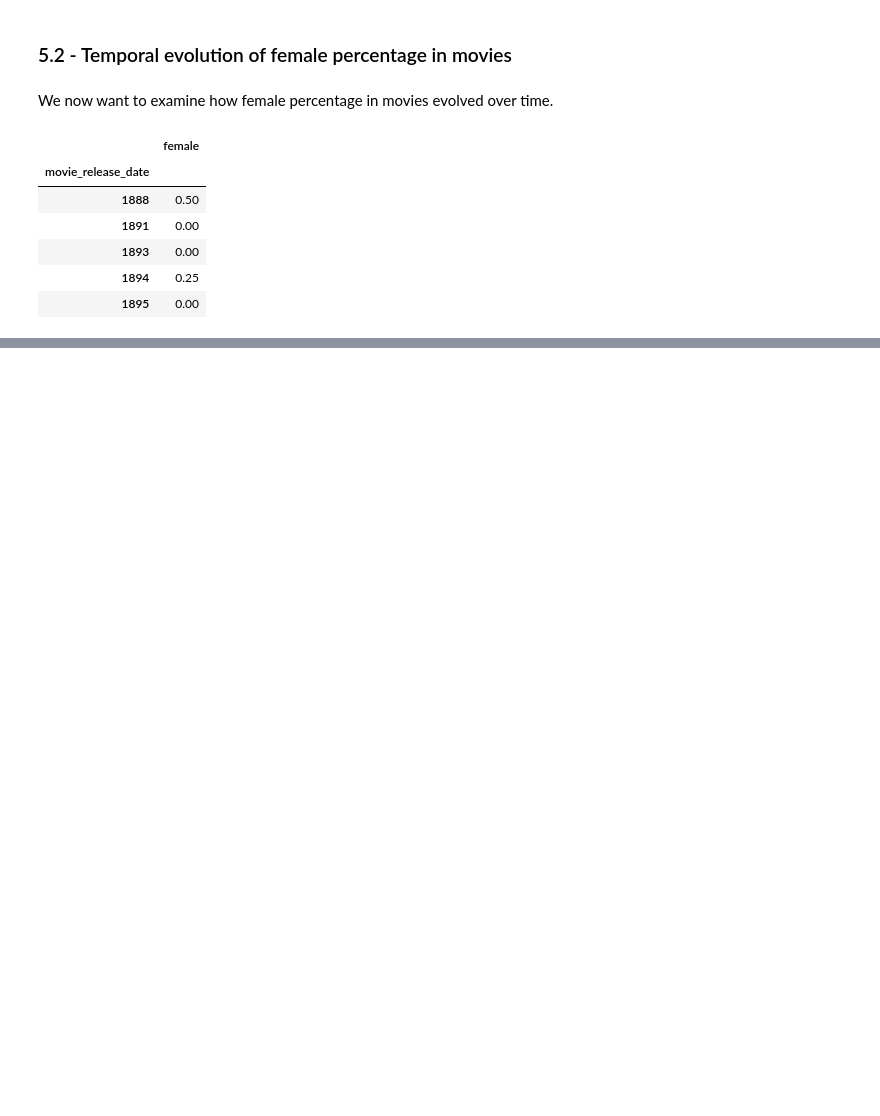
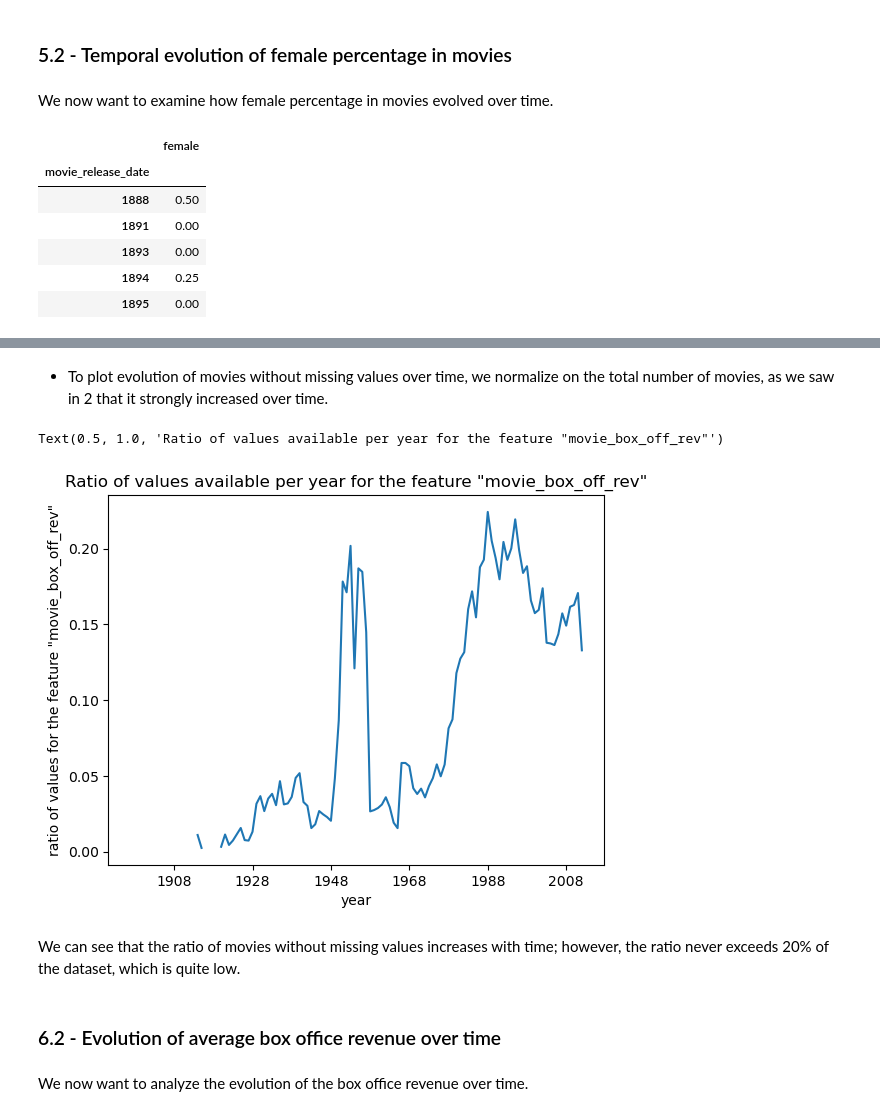
Before and after one commit to epfl-ada/ada-2022-project-armada, a Jupyter notebook: P2.ipynb, the cells around one changed output, grey strips where cells are left out. Cells and saved outputs as stored; diff of their text form; code cells hidden in the pictures; blank space fills up the shorter version.

```diff
--- a/P2.ipynb
+++ b/P2.ipynb
@@ -751,0 +744,7 @@ ValueError: Percentiles must be in the range [0, 100]
+# %%
+#Keep only movies with a value for box office
+movies_with_bor = movies[movies.movie_box_off_rev.isnull()==False]
+
+#Group by year and count the number of movies
+movies_with_bor_gp_year=movies_with_bor.groupby(movies_with_bor['movie_release_date'])[['movie_release_date']].count()
+movies_with_bor_gp_year.head()
@@ -751,0 +759,21 @@ ValueError: Percentiles must be in the range [0, 100]
+# %% [markdown]
+- To plot evolution of movies without missing values over time, we normalize on the total number of movies, as we saw in 2 that it strongly increased over time.
+# %%
+#Compute number of movies with missing values over total number of movies per year
+movie_count_all_gp_year = movies.groupby(movies['movie_release_date'])[['movie_release_date']].count()
+movie_count_all_gp_year['ratio_bor']=movies_with_bor_gp_year['movie_release_date']/movie_count_all_gp_year['movie_release_date']
+# %%
+#Plot the distribution
+movie_count_all_gp_year['ratio_bor'].plot(legend=False)
+plt.ylabel('ratio of values for the feature "movie_box_off_rev"')
+plt.xlabel('year')
+plt.title('Ratio of values available per year for the feature "movie_box_off_rev"')
+# %% [output]
+Text(0.5, 1.0, 'Ratio of values available per year for the feature "movie_box_off_rev"')
+[figure, added]
+# %% [markdown]
+We can see that the ratio of movies without missing values increases with time; however, the ratio never exceeds 20% of the dataset, which is quite low.
+# %% [markdown]
+### 6.2 - Evolution of average box office revenue over time
+# %% [markdown]
+We now want to analyze the evolution of the box office revenue over time.
```
Also changed, not shown: parts of 39 cells of this notebook.
